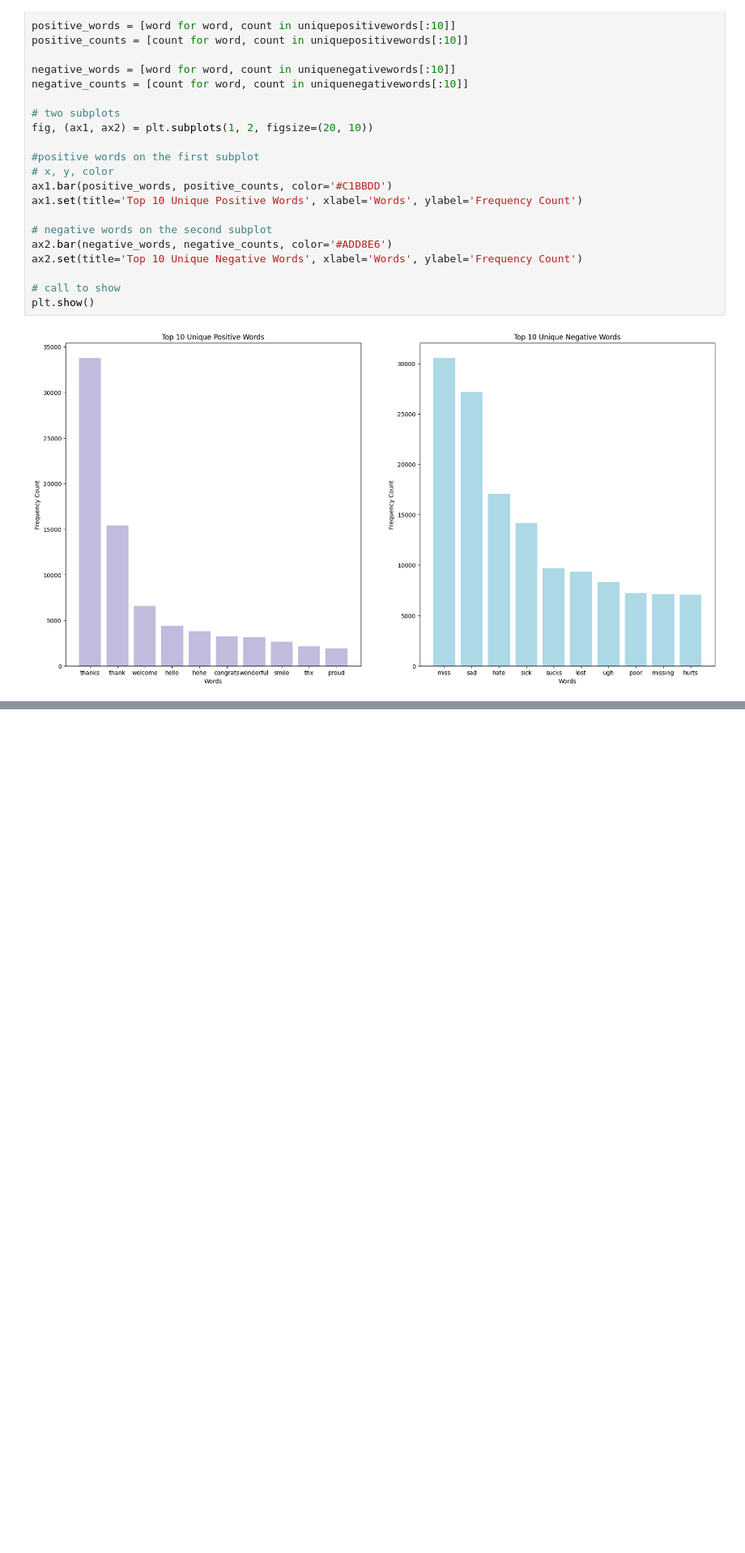
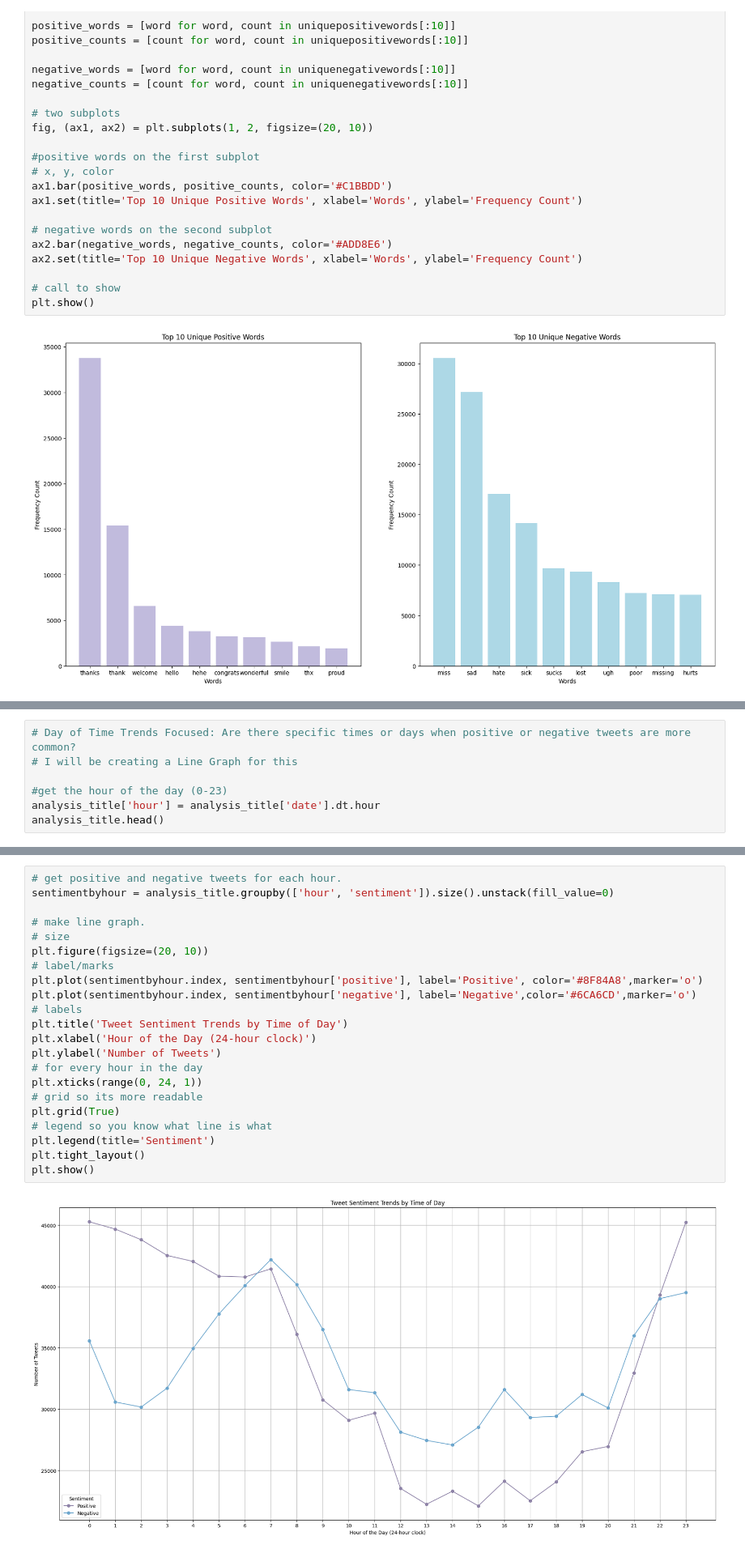
Before and after one commit to dn082/Project1, a Jupyter notebook: PROJECT1.ipynb, the cells around one changed output, grey strips where cells are left out. Shown: that part at 81% size. Drawn from its saved outputs; the diff is of its cells as text; blank space fills up the shorter version.

```diff
--- a/PROJECT1.ipynb
+++ b/PROJECT1.ipynb
@@ -179,0 +212,7 @@ plt.show()
+# %%
+# Day of Time Trends Focused: Are there specific times or days when positive or negative tweets are more common?
+# I will be creating a Line Graph for this
+
+#get the hour of the day (0-23)
+analysis_title['hour'] = analysis_title['date'].dt.hour
+analysis_title.head()
@@ -179,0 +226,24 @@ plt.show()
+# %%
+# get positive and negative tweets for each hour.
+sentimentbyhour = analysis_title.groupby(['hour', 'sentiment']).size().unstack(fill_value=0)
+
+# make line graph.
+# size
+plt.figure(figsize=(20, 10))
+# label/marks
+plt.plot(sentimentbyhour.index, sentimentbyhour['positive'], label='Positive', color='#8F84A8',marker='o')
+plt.plot(sentimentbyhour.index, sentimentbyhour['negative'], label='Negative',color='#6CA6CD',marker='o')
+# labels
+plt.title('Tweet Sentiment Trends by Time of Day')
+plt.xlabel('Hour of the Day (24-hour clock)')
+plt.ylabel('Number of Tweets')
+# for every hour in the day
+plt.xticks(range(0, 24, 1))
+# grid so its more readable
+plt.grid(True)
+# legend so you know what line is what
+plt.legend(title='Sentiment')
+plt.tight_layout()
+plt.show()
+# %% [output]
+[figure, added]
```
Also changed, not shown: parts of 6 cells of this notebook.
